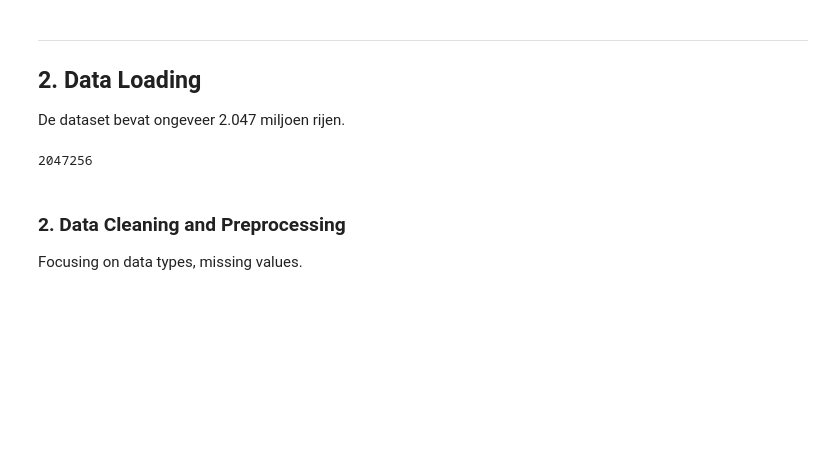
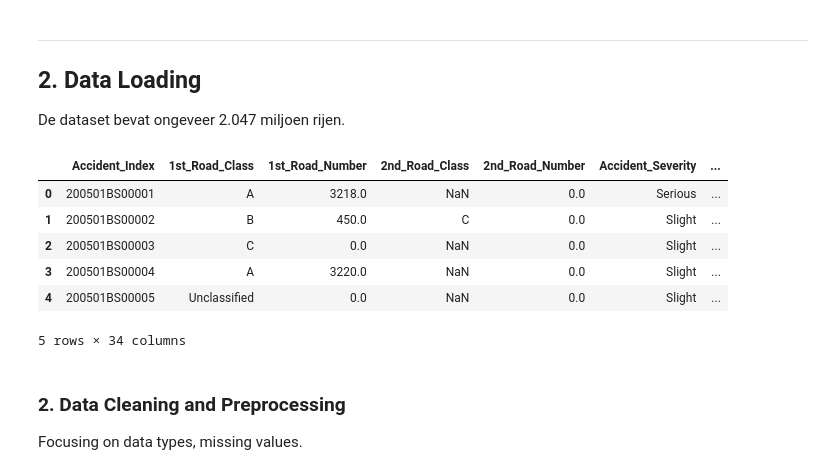
Before and after one commit to Koengitbit/UK-Road-Safety-ML, a Jupyter notebook: eda.ipynb, the cells around one changed output. Drawn from its saved outputs; the diff is of its cells as text; code cells hidden in the pictures; blank space fills up the shorter version.

```diff
--- a/eda.ipynb
+++ b/eda.ipynb
@@ -65,10 +65,16 @@ statsmodels: 0.14.6
 De dataset bevat ongeveer 2.047 miljoen rijen.
 # %%
 file_path = "./data/Accident_Information.csv"
-df = pd.read_csv(file_path)
+df = pd.read_csv(file_path, dtype={"Accident_Index": str}, low_memory=False)
 df.head()
 # %% [output]
+|  | Accident_Index | 1st_Road_Class | 1st_Road_Number | 2nd_Road_Class | 2nd_Road_Number | Accident_Severity | ... |
+| 0 | 200501BS00001 | A | 3218.0 | NaN | 0.0 | Serious | ... |
+| 1 | 200501BS00002 | B | 450.0 | C | 0.0 | Slight | ... |
+| 2 | 200501BS00003 | C | 0.0 | NaN | 0.0 | Slight | ... |
+| 3 | 200501BS00004 | A | 3220.0 | NaN | 0.0 | Slight | ... |
+| 4 | 200501BS00005 | Unclassified | 0.0 | NaN | 0.0 | Slight | ... |
-2047256
+5 rows × 34 columns
 # %% [markdown]
 ### 2. Data Cleaning and Preprocessing
 Focusing on data types, missing values.
```
Also changed, not shown: parts of 16 cells of this notebook.
